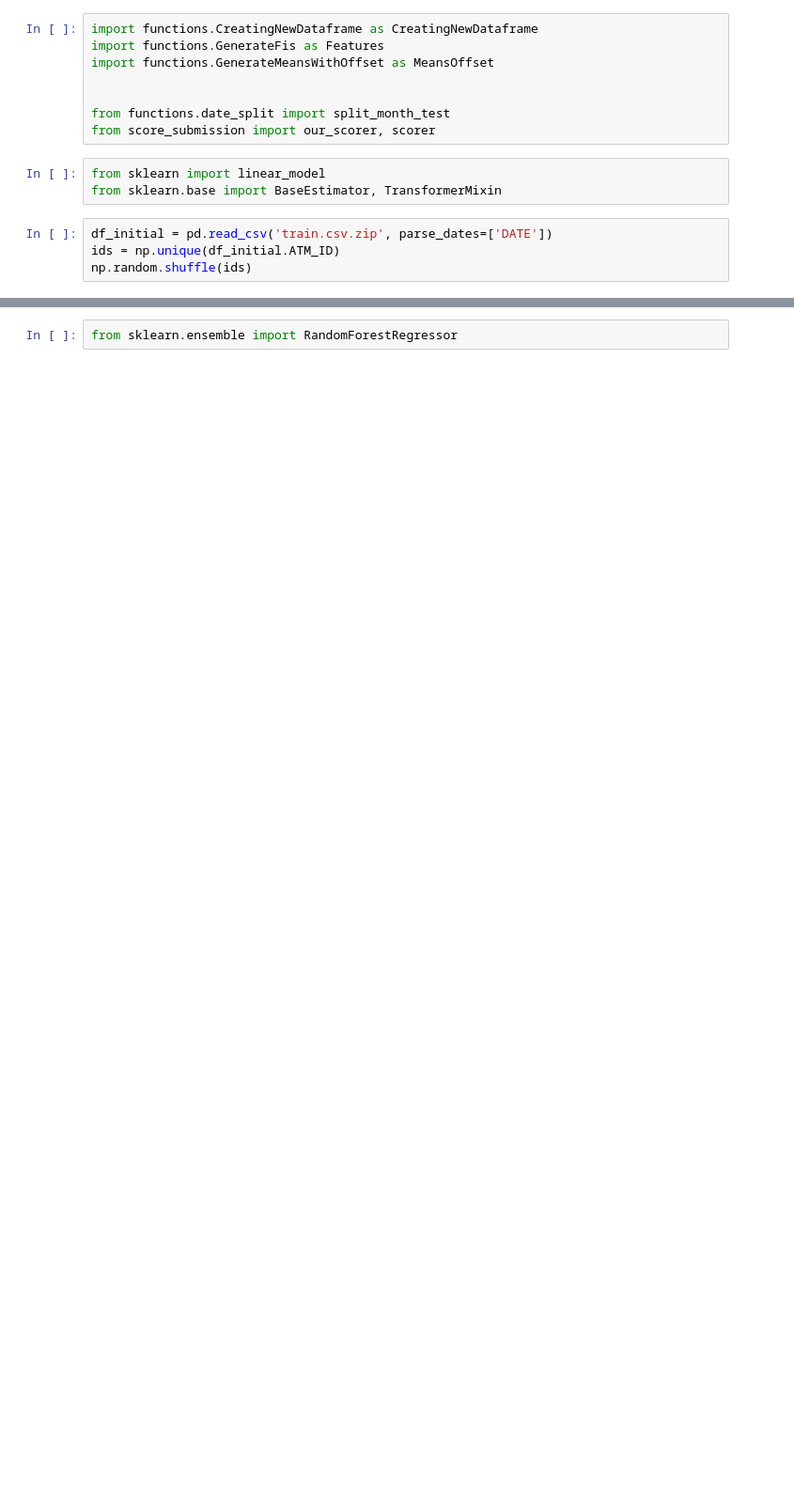
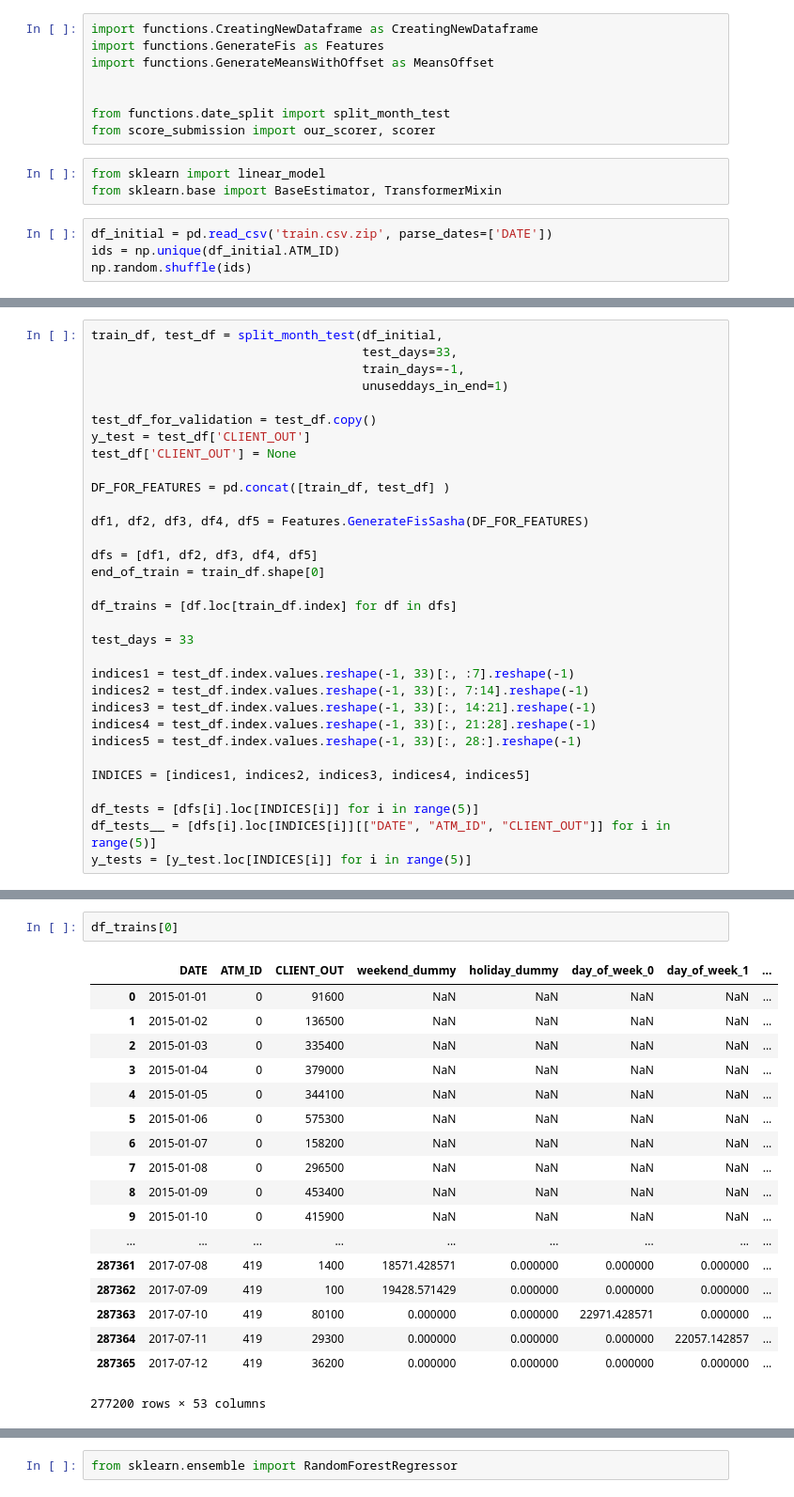
Before and after one commit to progiv/idao_final, a Jupyter notebook: final_baseline.ipynb, the cells around one changed output, grey strips where cells are left out. Shown at 94% size. Saved outputs shown, nothing was run; the diff lists cells and outputs as text; blank space fills up the shorter version.

```diff
--- a/final_baseline.ipynb
+++ b/final_baseline.ipynb
@@ -96,0 +32,32 @@ class WrapperForEstimator(BaseEstimator, TransformerMixin):
+# %%
+train_df, test_df = split_month_test(df_initial,
+                                     test_days=33,
+                                     train_days=-1,
+                                     unuseddays_in_end=1)
+
+test_df_for_validation = test_df.copy()
+y_test = test_df['CLIENT_OUT']
+test_df['CLIENT_OUT'] = None
+
+DF_FOR_FEATURES = pd.concat([train_df, test_df] )
+
+df1, df2, df3, df4, df5 = Features.GenerateFisSasha(DF_FOR_FEATURES)
+
+dfs = [df1, df2, df3, df4, df5]
+end_of_train = train_df.shape[0]
+
+df_trains = [df.loc[train_df.index] for df in dfs]
+
+test_days = 33
+
+indices1 = test_df.index.values.reshape(-1, 33)[:, :7].reshape(-1)
+indices2 = test_df.index.values.reshape(-1, 33)[:, 7:14].reshape(-1)
+indices3 = test_df.index.values.reshape(-1, 33)[:, 14:21].reshape(-1)
+indices4 = test_df.index.values.reshape(-1, 33)[:, 21:28].reshape(-1)
+indices5 = test_df.index.values.reshape(-1, 33)[:, 28:].reshape(-1)
+
+INDICES = [indices1, indices2, indices3, indices4, indices5]
+
+df_tests = [dfs[i].loc[INDICES[i]] for i in range(5)]
+df_tests__ = [dfs[i].loc[INDICES[i]][["DATE", "ATM_ID", "CLIENT_OUT"]] for i in range(5)]
+y_tests = [y_test.loc[INDICES[i]] for i in range(5)]
@@ -96,0 +69,21 @@ class WrapperForEstimator(BaseEstimator, TransformerMixin):
+# %%
+df_trains[0]
+# %% [output]
+|  | DATE | ATM_ID | CLIENT_OUT | weekend_dummy | holiday_dummy | day_of_week_0 | day_of_week_1 | ... |
+| 0 | 2015-01-01 | 0 | 91600 | NaN | NaN | NaN | NaN | ... |
+| 1 | 2015-01-02 | 0 | 136500 | NaN | NaN | NaN | NaN | ... |
+| 2 | 2015-01-03 | 0 | 335400 | NaN | NaN | NaN | NaN | ... |
+| 3 | 2015-01-04 | 0 | 379000 | NaN | NaN | NaN | NaN | ... |
+| 4 | 2015-01-05 | 0 | 344100 | NaN | NaN | NaN | NaN | ... |
+| 5 | 2015-01-06 | 0 | 575300 | NaN | NaN | NaN | NaN | ... |
+| 6 | 2015-01-07 | 0 | 158200 | NaN | NaN | NaN | NaN | ... |
+| 7 | 2015-01-08 | 0 | 296500 | NaN | NaN | NaN | NaN | ... |
+| 8 | 2015-01-09 | 0 | 453400 | NaN | NaN | NaN | NaN | ... |
+| 9 | 2015-01-10 | 0 | 415900 | NaN | NaN | NaN | NaN | ... |
+| ... | ... | ... | ... | ... | ... | ... | ... | ... |
+| 287361 | 2017-07-08 | 419 | 1400 | 18571.428571 | 0.000000 | 0.000000 | 0.000000 | ... |
+| 287362 | 2017-07-09 | 419 | 100 | 19428.571429 | 0.000000 | 0.000000 | 0.000000 | ... |
+| 287363 | 2017-07-10 | 419 | 80100 | 0.000000 | 0.000000 | 22971.428571 | 0.000000 | ... |
+| 287364 | 2017-07-11 | 419 | 29300 | 0.000000 | 0.000000 | 0.000000 | 22057.142857 | ... |
+| 287365 | 2017-07-12 | 419 | 36200 | 0.000000 | 0.000000 | 0.000000 | 0.000000 | ... |
+277200 rows × 53 columns
```
Also changed, not shown: parts of 33 cells of this notebook, 8 other files.
